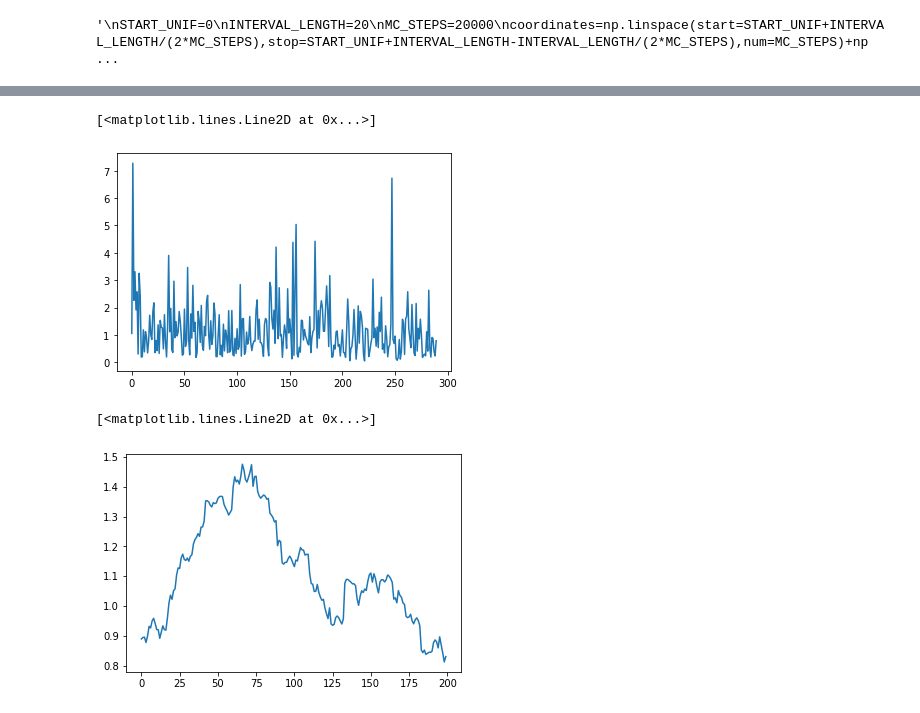
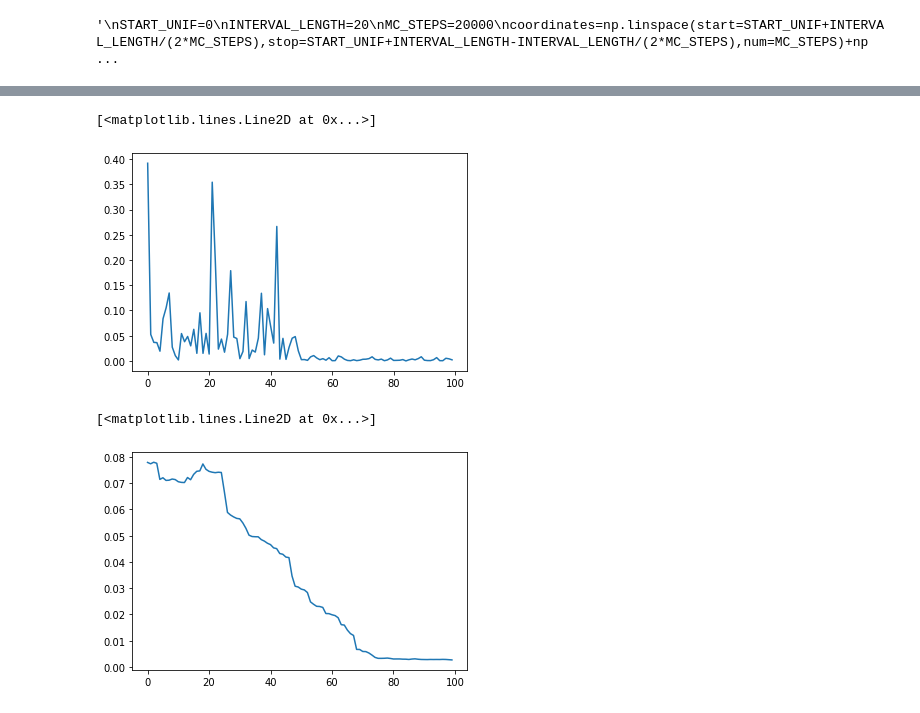
Before and after one commit to Antares01/NNs_for_option_pricing_semester_project, a Jupyter notebook: semester_project_final.ipynb, the cells around one changed output, grey strips where cells are left out. Cells and saved outputs as stored; diff of their text form; code cells hidden in the pictures.

```diff
--- a/semester_project_final.ipynb
+++ b/semester_project_final.ipynb
@@ -52,13 +52,13 @@ from scipy.ndimage.filters import uniform_filter1d
 from tqdm import tqdm
 # %%
 # option price generation parameters
-TOT_OPTIONS = 100
+TOT_OPTIONS = 1000
 EXPIRY = 1.0
 RATE = 0.0
 SPOT = 100
 STRIKE_MIN = 50
 STRIKE_MAX = 150
-VOLATILITY = 5
+VOLATILITY = 0.6
 
 LAMBDA = SPOT / 3 # scaling factor for spot and strike
 SPOT_SCALED = SPOT/LAMBDA
@@ -68,9 +68,9 @@ SCALED_VOLATILITY = VOLATILITY/LAMBDA
 
 # NN parameters
 MC_STEPS_STARTING = 2**8
-MC_STEPS_FINAL = 2**12
+MC_STEPS_FINAL = 2**14
 
-EPOCHS = 300
+EPOCHS = 100
 batch_size = 16
 
 
@@ -81,4 +81,4 @@ PROPOSAL_MU = np.log(SPOT) - 0.5 * VOLATILITY**2
 
 #integration parameter
 INTERVAL_LENGTH = 10
-START_UNIF = 0
+START_UNIF = 0.01
@@ -126,12 +128,3 @@ prices = option_price(
       forwards=forwards,
       discount_factors=discount_factors,
       is_call_options=is_call_options)
-# %%
-prices = option_price(
-      volatilities=10,
-      strikes=50.0,
-      expiries=1.,
-      spots=100,
-      discount_factors=1,
-      is_call_options=True)
-prices
@@ -232,7 +255,7 @@ class BaselineNet(nn.Module):
         super(BaselineNet, self).__init__()
         self.flatten = nn.Flatten()
         self.linear_relu_stack = nn.Sequential(
-            nn.Linear(1, 128),
+            nn.Linear(2, 128),
             nn.LeakyReLU(1e-1),
 
             nn.Linear(128, 512),
@@ -248,7 +271,8 @@ class BaselineNet(nn.Module):
 
     def forward(self, x):
         x = self.flatten(x)
-        x = self.linear_relu_stack(x)
+        y = torch.log(x)
+        x = self.linear_relu_stack(torch.cat((x,y), 1))
         x = self.softplus(x)
         return x
 
@@ -328,16 +352,18 @@ loss_fn = OptionLoss(0)
 loss_history = []
 for epoch in tqdm(range(EPOCHS)):
     for batch, (target_prices, strike_prices, is_call) in enumerate(target_dataloader):
-        if epoch < EPOCHS * 0.8:
+        if epoch < EPOCHS * 0.5:
           MC_STEPS = MC_STEPS_STARTING
+        elif epoch < EPOCHS * 0.75 :
+          MC_STEPS = (MC_STEPS_STARTING + MC_STEPS_FINAL)//2
         else:
           MC_STEPS = MC_STEPS_FINAL
         #x = np.concatenate( [ np.linspace(start = START_UNIF, stop = START_UNIF+INTERVAL_LENGTH, num=MC_STEPS // 2) , np.random.uniform(low = START_UNIF, high= START_UNIF+INTERVAL_LENGTH, size=MC_STEPS//2) ] )
-        x = np.concatenate([ np.random.uniform(low = START_UNIF, high= START_UNIF+INTERVAL_LENGTH/10, size=MC_STEPS//4) , np.random.uniform(low = START_UNIF, high= START_UNIF+INTERVAL_LENGTH, size=MC_STEPS//2) , np.random.uniform(low = START_UNIF + 9*INTERVAL_LENGTH/10 , high= START_UNIF+INTERVAL_LENGTH, size=MC_STEPS//4) ])
-        x = np.expand_dims(x, axis = 1)
-        X = torch.Tensor(x) #coordinates are not sorted
-        #X = torch.zeros(MC_STEPS, 1).to(device)
-        #X.uniform_(0, INTERVAL_LENGTH)
+        #x = np.concatenate([ np.random.uniform(low = START_UNIF, high= START_UNIF+INTERVAL_LENGTH/10, size=MC_STEPS//4) , np.random.uniform(low = START_UNIF, high= START_UNIF+INTERVAL_LENGTH, size=MC_STEPS//2) , np.random.uniform(low = START_UNIF + 9*INTERVAL_LENGTH/10 , high= START_UNIF+INTERVAL_LENGTH, size=MC_STEPS//4) ])
+        #x = np.expand_dims(x, axis = 1)
+        #X = torch.Tensor(x) #coordinates are not sorted
+        X = torch.zeros(MC_STEPS, 1).to(device)
+        X.uniform_(START_UNIF, INTERVAL_LENGTH)
         #X.log_normal_(PROPOSAL_MU, PROPOSAL_SIGMA )
         #print(X)
         pred = model(X)
@@ -384,12 +387,12 @@ plt.plot(x, y)
 # %%
-plt.plot(range(len(loss_history[-290:])), loss_history[-290:])
+plt.plot(range(len(loss_history)), loss_history)
 #plt.ylim(bottom=-0.0001,top=100)
 # %% [output]
 [<matplotlib.lines.Line2D at 0x...>]
-[figure, old version]
+[figure, new version]
 # %%
-running_loss_average = uniform_filter1d(loss_history[-200:], size=50)
+running_loss_average = uniform_filter1d(loss_history, size=50)
 plt.plot(range(len(running_loss_average)), running_loss_average)
 # %% [output]
 [<matplotlib.lines.Line2D at 0x...>]
-[figure, old version]
+[figure, new version]
```
Also changed, not shown: parts of 28 cells of this notebook.
